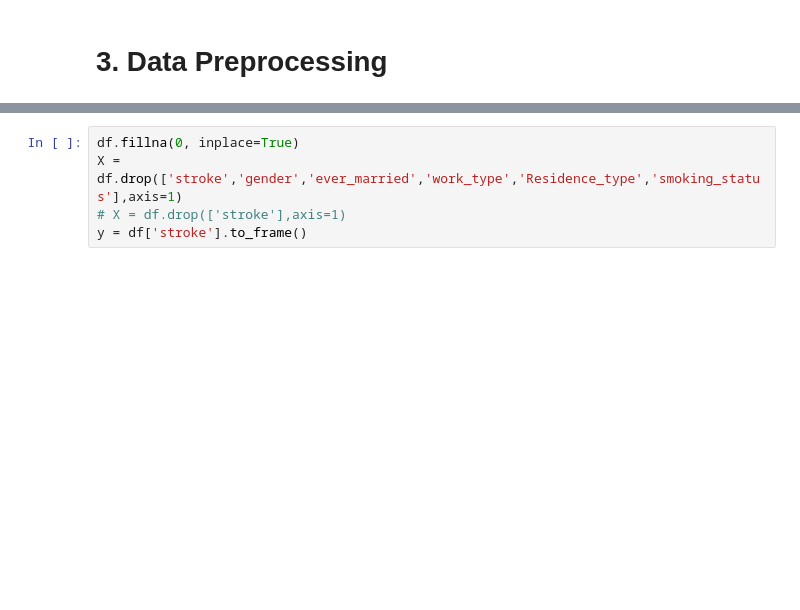
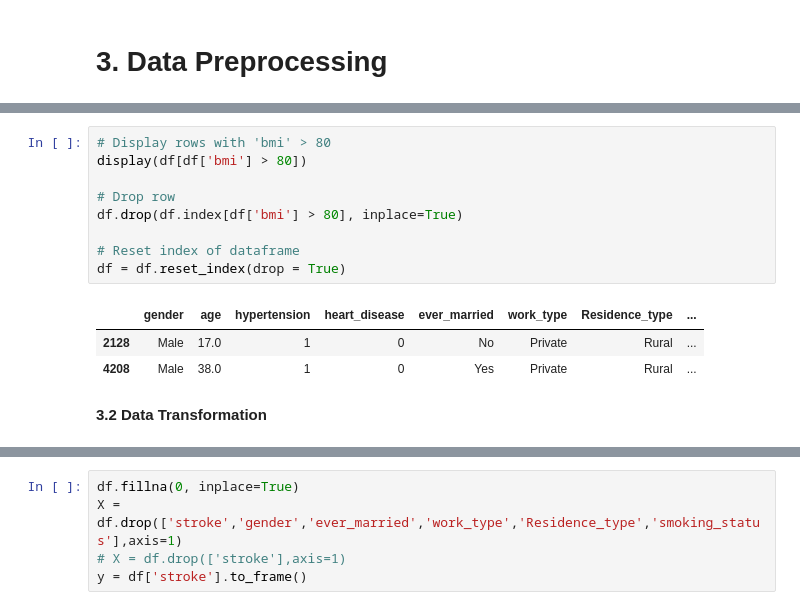
Before and after one commit to fgith/data-science, a Jupyter notebook: kaggle/heart_disease.ipynb, the cells around one changed output, grey strips where cells are left out. Cells and saved outputs as stored; diff of their text form; blank space fills up the shorter version.

```diff
--- a/kaggle/heart_disease.ipynb
+++ b/kaggle/heart_disease.ipynb
@@ -115,0 +160,15 @@ df.head()
+# %%
+# Display rows with 'bmi' > 80
+display(df[df['bmi'] > 80])
+
+# Drop row
+df.drop(df.index[df['bmi'] > 80], inplace=True)
+
+# Reset index of dataframe
+df = df.reset_index(drop = True)
+# %% [output]
+|  | gender | age | hypertension | heart_disease | ever_married | work_type | Residence_type | ... |
+| 2128 | Male | 17.0 | 1 | 0 | No | Private | Rural | ... |
+| 4208 | Male | 38.0 | 1 | 0 | Yes | Private | Rural | ... |
+# %% [markdown]
+**3.2 Data Transformation**
```
Also changed, not shown: parts of 11 cells of this notebook.
